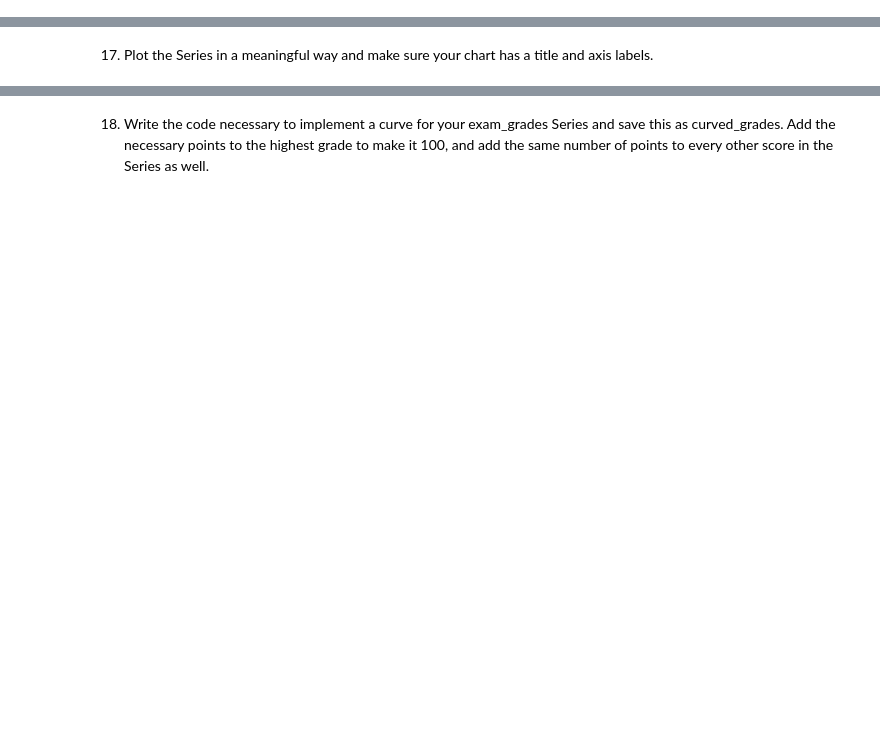
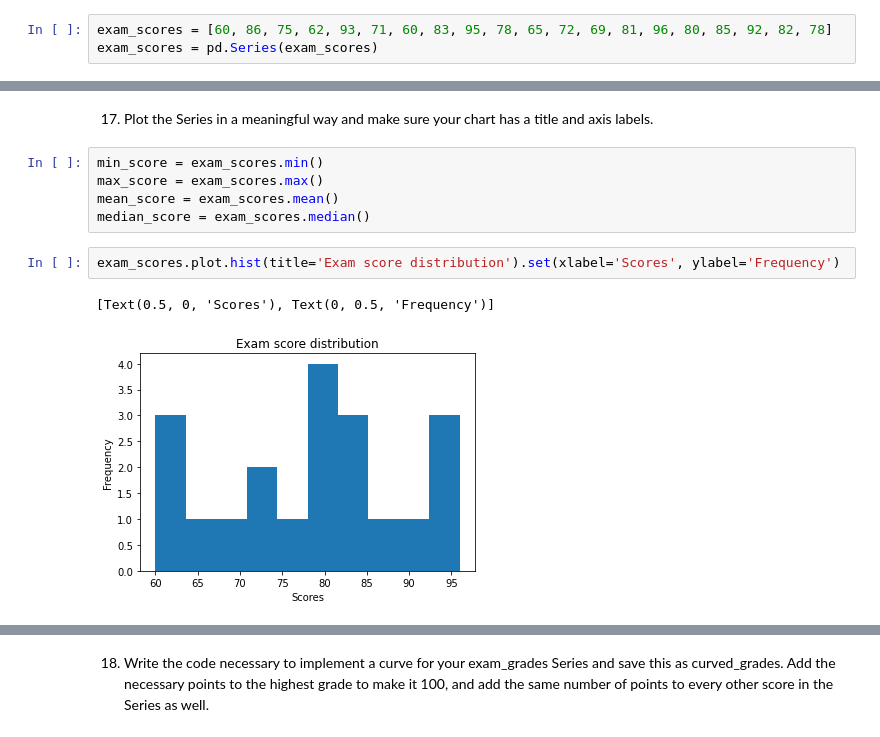
Before and after one commit to tarrencen/numpy-pandas-visualization-exercises, a Jupyter notebook: pandas_series.ipynb, the cells around one changed output, grey strips where cells are left out. Drawn from its saved outputs; the diff is of its cells as text; blank space fills up the shorter version.

```diff
--- a/pandas_series.ipynb
+++ b/pandas_series.ipynb
@@ -1350,5 +1389,8 @@ Use pandas to create a Series named exam_scores from the following list:
         [60, 86, 75, 62, 93, 71, 60, 83, 95, 78, 65, 72, 69, 81, 96, 80, 85, 92, 82, 78]
 
 15. How many elements are in the exam_scores Series?
+# %%
+exam_scores = [60, 86, 75, 62, 93, 71, 60, 83, 95, 78, 65, 72, 69, 81, 96, 80, 85, 92, 82, 78]
+exam_scores = pd.Series(exam_scores)
 # %% [markdown]
 16. Run the code to discover the minimum, the maximum, the mean, and the median scores for the exam_scores Series.
@@ -1355,2 +1409,12 @@ Use pandas to create a Series named exam_scores from the following list:
 # %% [markdown]
 17. Plot the Series in a meaningful way and make sure your chart has a title and axis labels.
+# %%
+min_score = exam_scores.min()
+max_score = exam_scores.max()
+mean_score = exam_scores.mean()
+median_score = exam_scores.median()
+# %%
+exam_scores.plot.hist(title='Exam score distribution').set(xlabel='Scores', ylabel='Frequency')
+# %% [output]
+[Text(0.5, 0, 'Scores'), Text(0, 0.5, 'Frequency')]
+[figure, added]
```
Also changed, not shown: parts of 16 cells of this notebook.
